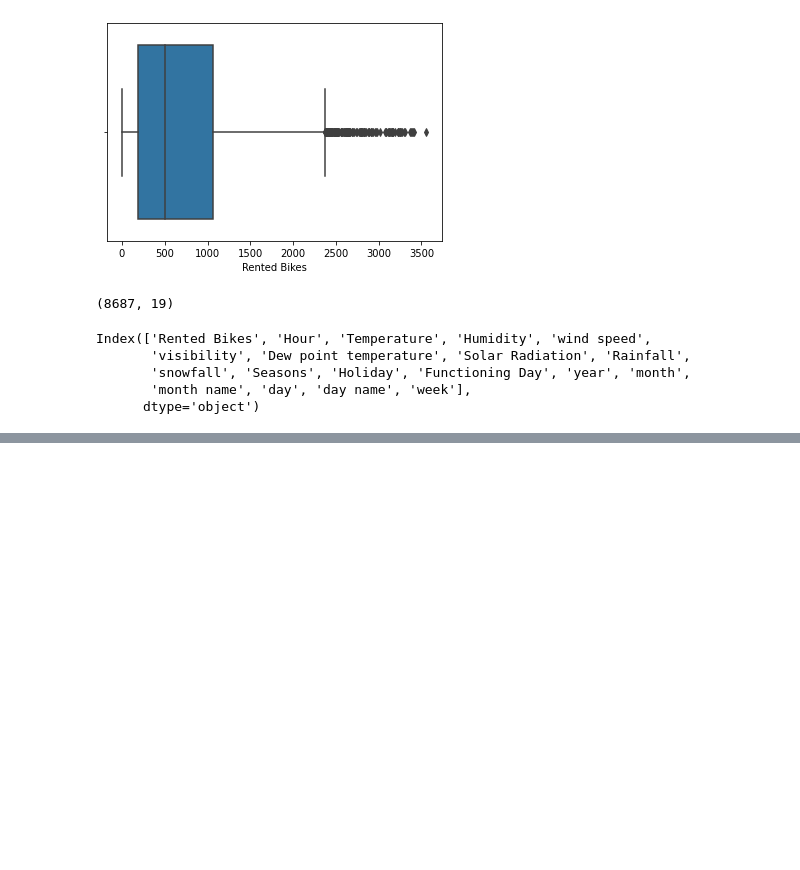
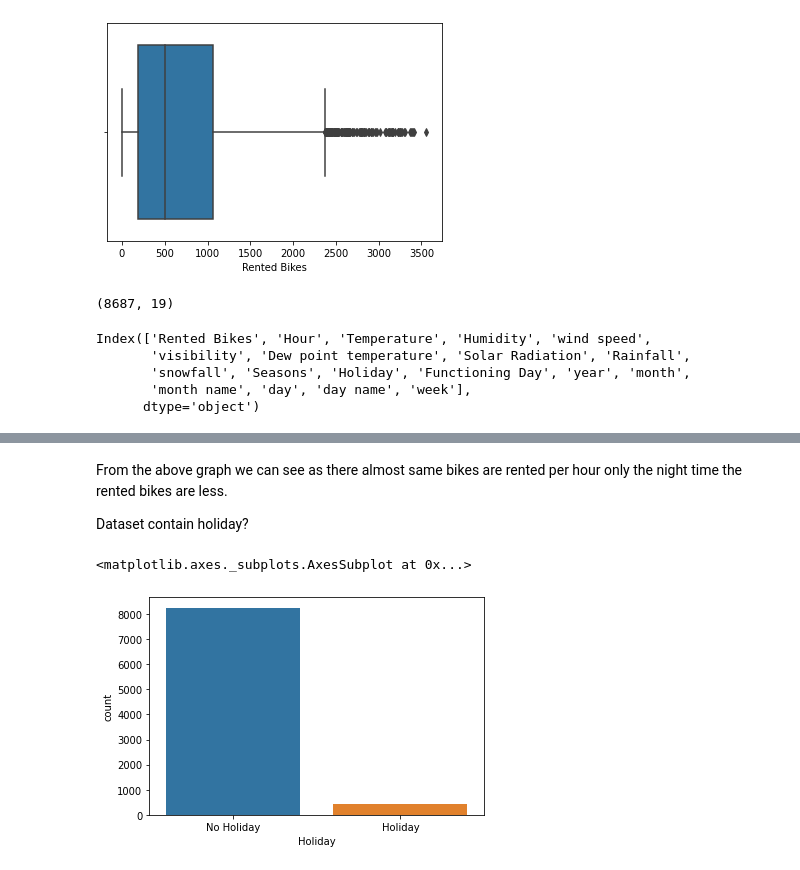
Before and after one commit to Rushabhtikale92/Bike-Sharing-Demand-Prediction, a Jupyter notebook: Bike_Sharing_Demand_Prediction_Rushabh_Tikale_Capstone_Project.ipynb, the cells around one changed output, grey strips where cells are left out. Saved outputs shown, nothing was run; the diff lists cells and outputs as text; code cells hidden in the pictures; blank space fills up the shorter version.

```diff
--- a/Bike_Sharing_Demand_Prediction_Rushabh_Tikale_Capstone_Project.ipynb
+++ b/Bike_Sharing_Demand_Prediction_Rushabh_Tikale_Capstone_Project.ipynb
@@ -268,0 +281,9 @@ independent_variables
+# %% [markdown]
+From the above graph we can see as there almost same bikes are rented per hour only the night time the rented bikes are less.
+
+Dataset contain holiday?
+# %%
+sns.countplot(data['Holiday'])
+# %% [output]
+<matplotlib.axes._subplots.AxesSubplot at 0x...>
+[figure, added]
```
Also changed, not shown: parts of 21 cells of this notebook.
